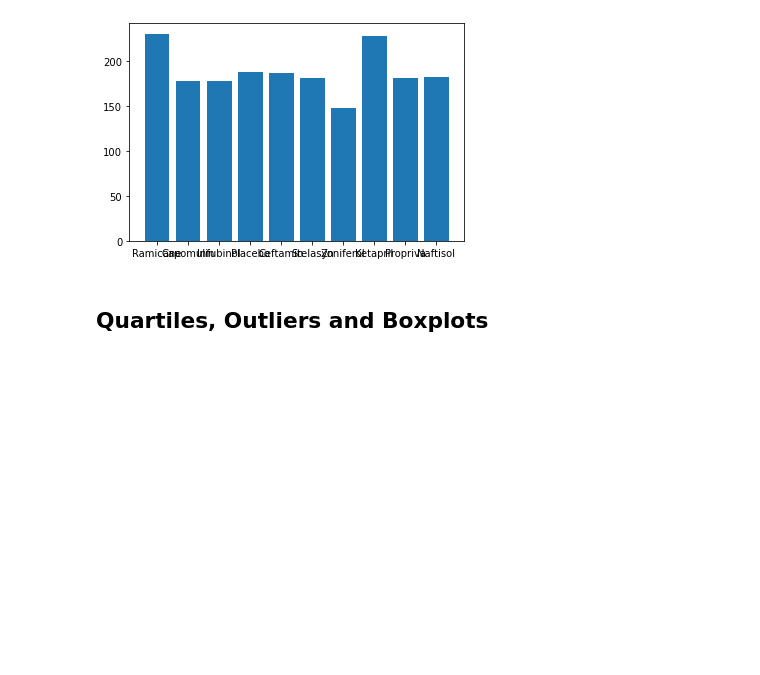
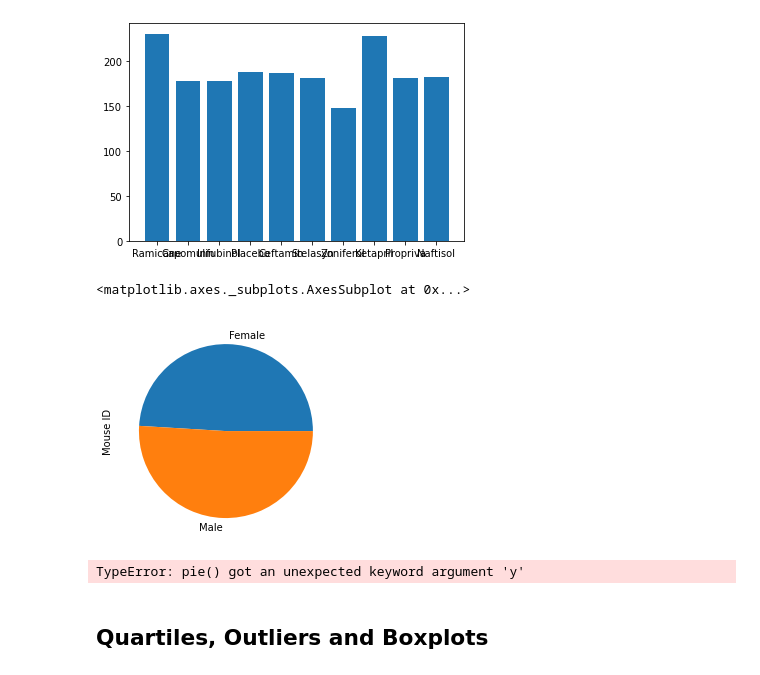
Before and after one commit to carterkioski/matplotlib-challenge, a Jupyter notebook: CarterKioski_Answer/CarterKioski_pymaceuticals.ipynb, the cells around one changed output. Drawn from its saved outputs; the diff is of its cells as text; code cells hidden in the pictures; blank space fills up the shorter version.

Commit message:
add pie charts

```diff
--- a/CarterKioski_Answer/CarterKioski_pymaceuticals.ipynb
+++ b/CarterKioski_Answer/CarterKioski_pymaceuticals.ipynb
@@ -129,5 +129,16 @@ plt.bar(regimens,bar_df.values)
 plt.show()
 # %% [output]
 [figure]
+# %%
+# Generate a pie plot showing the distribution of female versus male mice using pandas
+
+pie_df = new_df.groupby('Sex')['Mouse ID'].count()
+pie_df.plot(kind='pie')
+# %% [output]
+<matplotlib.axes._subplots.AxesSubplot at 0x...>
+[figure, added]
 # %%
-# Generate a pie plot showing the distribution of female versus male mice using pandas
+# Generate a pie plot showing the distribution of female versus male mice using pyplot
+plt.pie(labels=pie_df.index,)
+# %% [output]
+TypeError: pie() got an unexpected keyword argument 'y'
```
Also changed, not shown: parts of 1 cell of this notebook.
